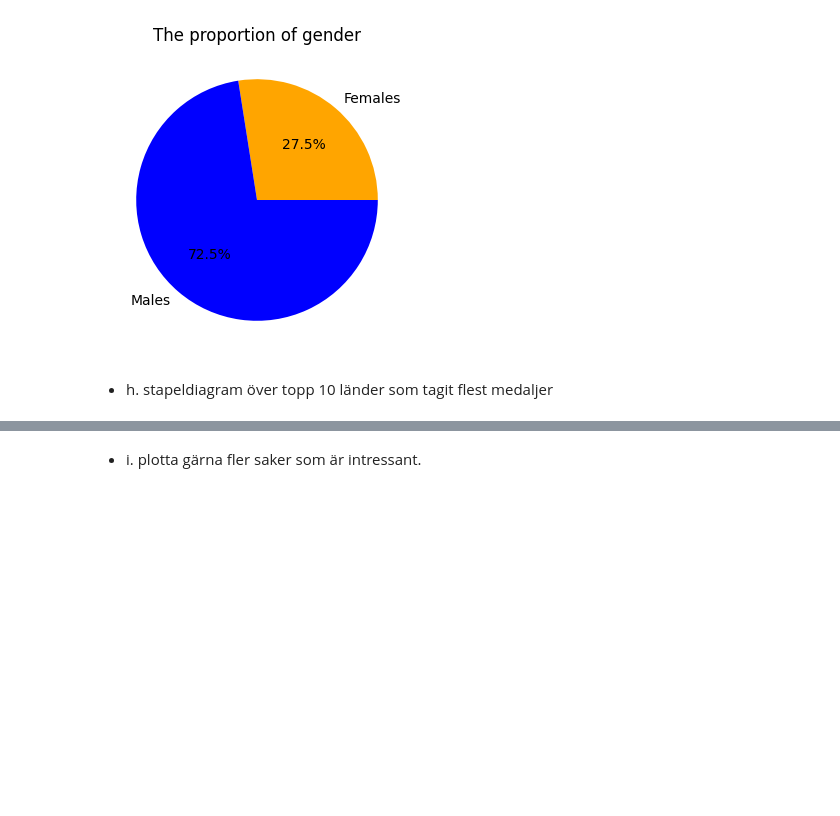
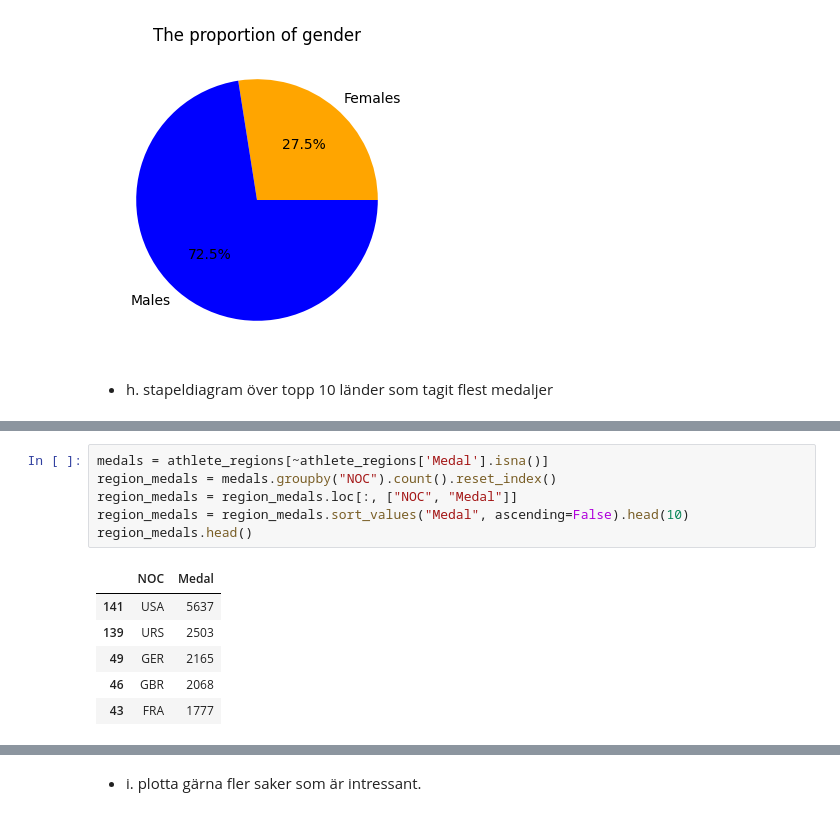
Before and after one commit to yuna-liu/Databehandling-OS-Yuna-Joachim, a Jupyter notebook: Q0_Y.ipynb, the cells around one changed output, grey strips where cells are left out. Drawn from its saved outputs; the diff is of its cells as text; blank space fills up the shorter version.

```diff
--- a/Q0_Y.ipynb
+++ b/Q0_Y.ipynb
@@ -212,0 +240,13 @@ ax.set(title="The proportion of gender");
+# %%
+medals = athlete_regions[~athlete_regions['Medal'].isna()]
+region_medals = medals.groupby("NOC").count().reset_index()
+region_medals = region_medals.loc[:, ["NOC", "Medal"]]
+region_medals = region_medals.sort_values("Medal", ascending=False).head(10)
+region_medals.head()
+# %% [output]
+|  | NOC | Medal |
+| 141 | USA | 5637 |
+| 139 | URS | 2503 |
+| 49 | GER | 2165 |
+| 46 | GBR | 2068 |
+| 43 | FRA | 1777 |
```
Also changed, not shown: parts of 5 cells of this notebook, 2 other files.
